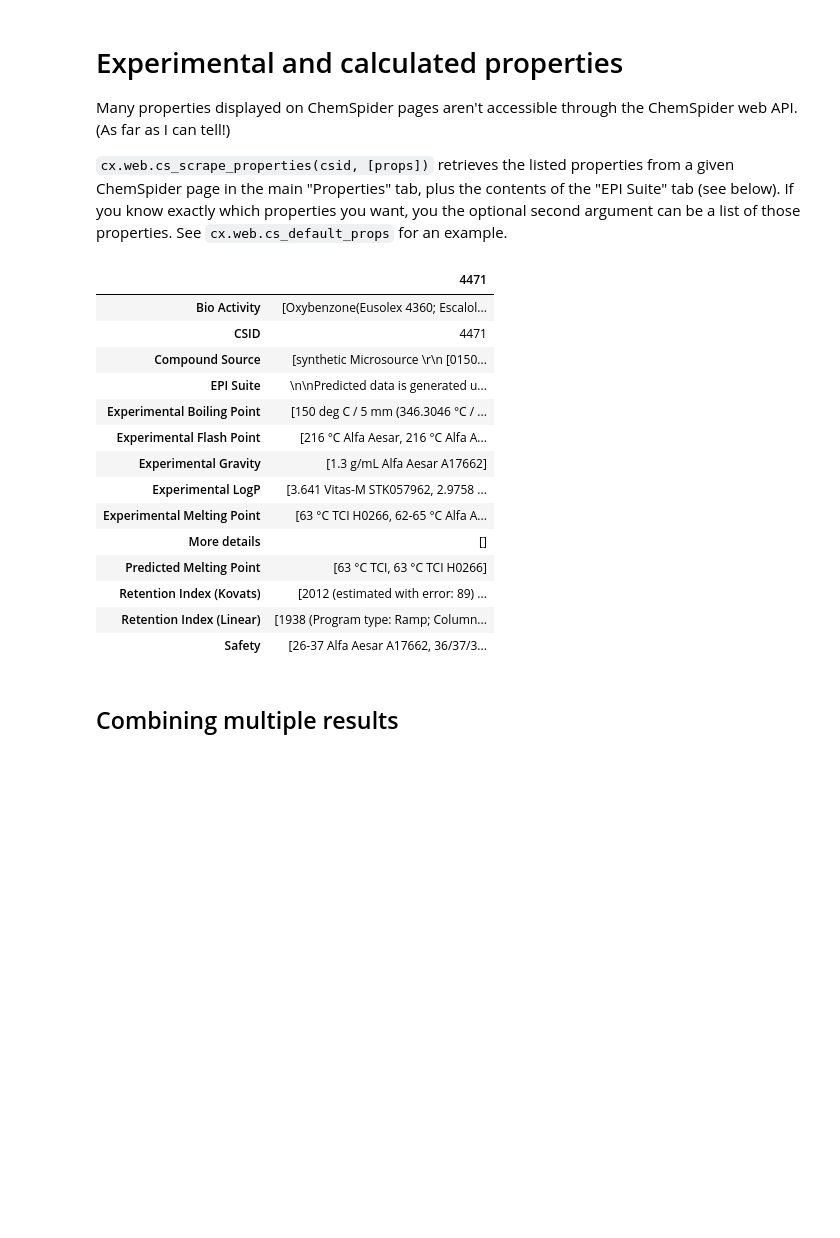
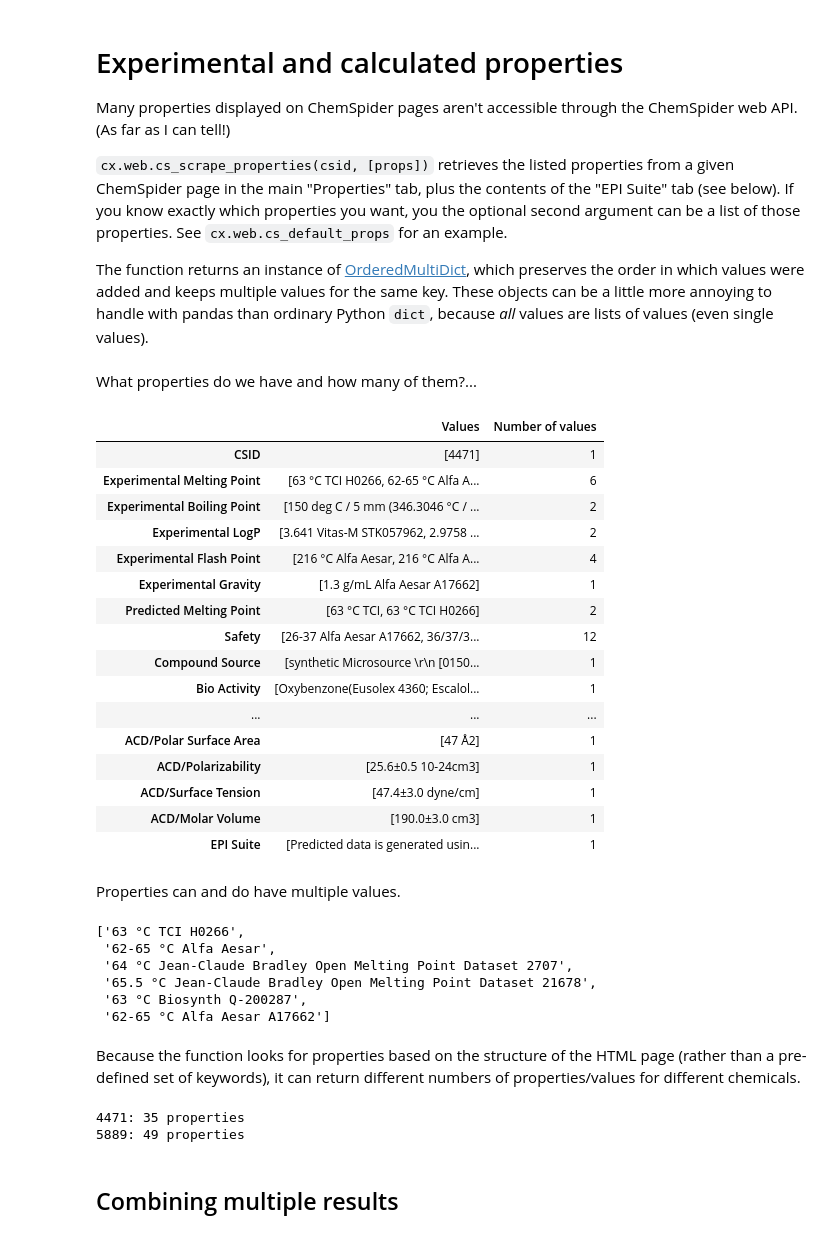
Before and after one commit to hilldrew/chemex, a Jupyter notebook: notebooks/Scraping properties from ChemSpider.ipynb, the cells around one changed output. Cells and saved outputs as stored; diff of their text form; code cells hidden in the pictures; blank space fills up the shorter version.

```diff
--- a/notebooks/Scraping properties from ChemSpider.ipynb
+++ b/notebooks/Scraping properties from ChemSpider.ipynb
@@ -11,26 +11,54 @@ from pandas import DataFrame
 Many properties displayed on ChemSpider pages aren't accessible through the ChemSpider web API. (As far as I can tell!)
 
 `cx.web.cs_scrape_properties(csid, [props])` retrieves the listed properties from a given ChemSpider page in the main "Properties" tab, plus the contents of the "EPI Suite" tab (see below). If you know exactly which properties you want, you the optional second argument can be a list of those properties. See `cx.web.cs_default_props` for an example.
+
+The function returns an instance of [OrderedMultiDict](https://boltons.readthedocs.org/en/latest/dictutils.html), which preserves the order in which values were added and keeps multiple values for the same key. These objects can be a little more annoying to handle with pandas than ordinary Python `dict`, because *all* values are lists of values (even single values).
 # %%
-example_csid_1 = 4471
-example_data_1 = cx.web.cs_scrape_properties(example_csid_1)
+csid1 = 4471
+data1 = cx.web.cs_scrape_properties(csid1)
-# %%
-DataFrame({example_data_1['CSID']: example_data_1})
-# %% [output]
-|  | 4471 |
-| Bio Activity | [Oxybenzone(Eusolex 4360; Escalol... |
-| CSID | 4471 |
-| Compound Source | [synthetic Microsource \r\n [0150... |
-| EPI Suite | \n\nPredicted data is generated u... |
-| Experimental Boiling Point | [150 deg C / 5 mm (346.3046 °C / ... |
-| Experimental Flash Point | [216 °C Alfa Aesar, 216 °C Alfa A... |
-| Experimental Gravity | [1.3 g/mL Alfa Aesar A17662] |
-| Experimental LogP | [3.641 Vitas-M STK057962, 2.9758 ... |
-| Experimental Melting Point | [63 °C TCI H0266, 62-65 °C Alfa A... |
-| More details | [] |
-| Predicted Melting Point | [63 °C TCI, 63 °C TCI H0266] |
-| Retention Index (Kovats) | [2012 (estimated with error: 89) ... |
-| Retention Index (Linear) | [1938 (Program type: Ramp; Column... |
-| Safety | [26-37 Alfa Aesar A17662, 36/37/3... |
+# %% [markdown]
+What properties do we have and how many of them?...
+# %%
+df1 = DataFrame([data1], index=['Values'], columns=data1.keys()).transpose()
+df1['Number of values'] = df1['Values'].apply(len)
+df1
+# %% [output]
+|  | Values | Number of values |
+| CSID | [4471] | 1 |
+| Experimental Melting Point | [63 °C TCI H0266, 62-65 °C Alfa A... | 6 |
+| Experimental Boiling Point | [150 deg C / 5 mm (346.3046 °C / ... | 2 |
+| Experimental LogP | [3.641 Vitas-M STK057962, 2.9758 ... | 2 |
+| Experimental Flash Point | [216 °C Alfa Aesar, 216 °C Alfa A... | 4 |
+| Experimental Gravity | [1.3 g/mL Alfa Aesar A17662] | 1 |
+| Predicted Melting Point | [63 °C TCI, 63 °C TCI H0266] | 2 |
+| Safety | [26-37 Alfa Aesar A17662, 36/37/3... | 12 |
+| Compound Source | [synthetic Microsource \r\n [0150... | 1 |
+| Bio Activity | [Oxybenzone(Eusolex 4360; Escalol... | 1 |
+| ... | ... | ... |
+| ACD/Polar Surface Area | [47 Å2] | 1 |
+| ACD/Polarizability | [25.6±0.5 10-24cm3] | 1 |
+| ACD/Surface Tension | [47.4±3.0 dyne/cm] | 1 |
+| ACD/Molar Volume | [190.0±3.0 cm3] | 1 |
+| EPI Suite | [Predicted data is generated usin... | 1 |
+# %% [markdown]
+Properties can and do have multiple values.
+# %%
+data1.getlist('Experimental Melting Point')
+# %% [output]
+['63 °C TCI H0266',
+ '62-65 °C Alfa Aesar',
+ '64 °C Jean-Claude Bradley Open Melting Point Dataset 2707',
+ '65.5 °C Jean-Claude Bradley Open Melting Point Dataset 21678',
+ '63 °C Biosynth Q-200287',
+ '62-65 °C Alfa Aesar A17662']
+# %% [markdown]
+Because the function looks for properties based on the structure of the HTML page (rather than a pre-defined set of keywords), it can return different numbers of properties/values for different chemicals.
+# %%
+data2 = cx.web.cs_scrape_properties(5889)
+print('{0}: {1} properties\n{2}: {3} properties'.format(data1.get('CSID'), len(data1.keys()),
+                                                        data2.get('CSID'), len(data2.keys())))
+# %% [output]
+4471: 35 properties
+5889: 49 properties
 # %% [markdown]
 ## Combining multiple results
```
Also changed, not shown: parts of 9 cells of this notebook, 3 other files.
